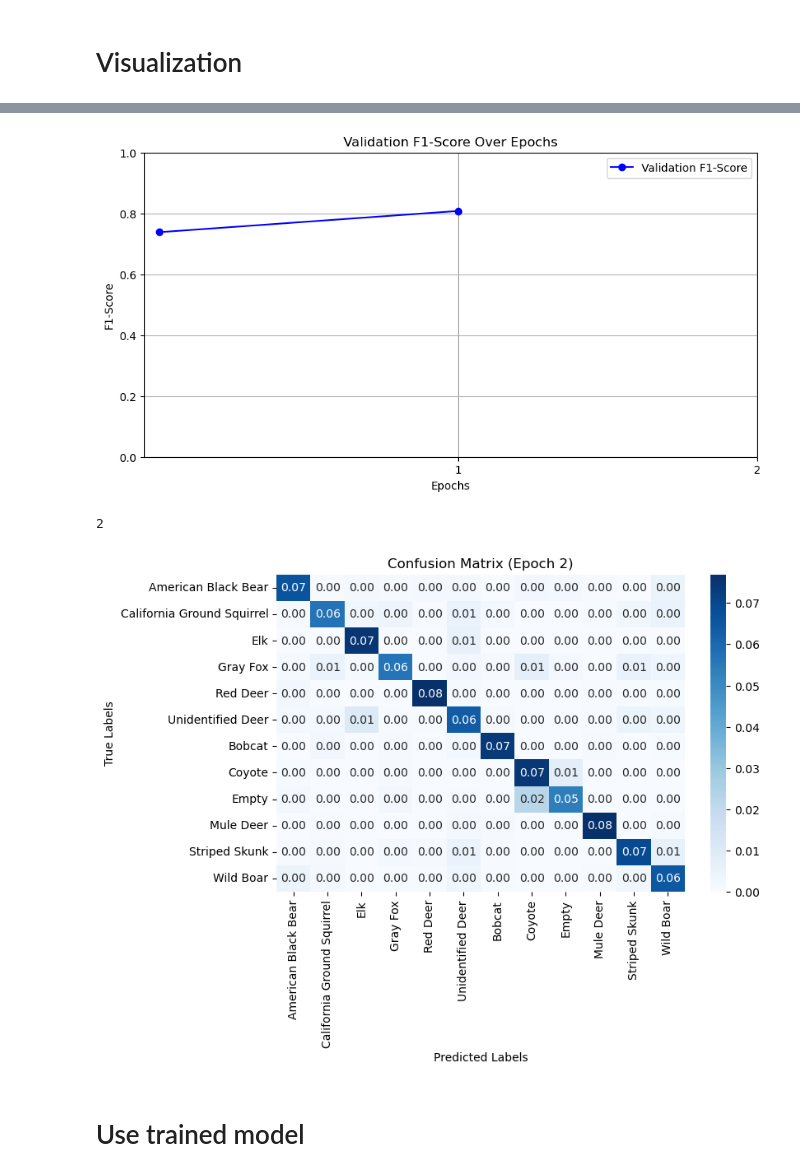
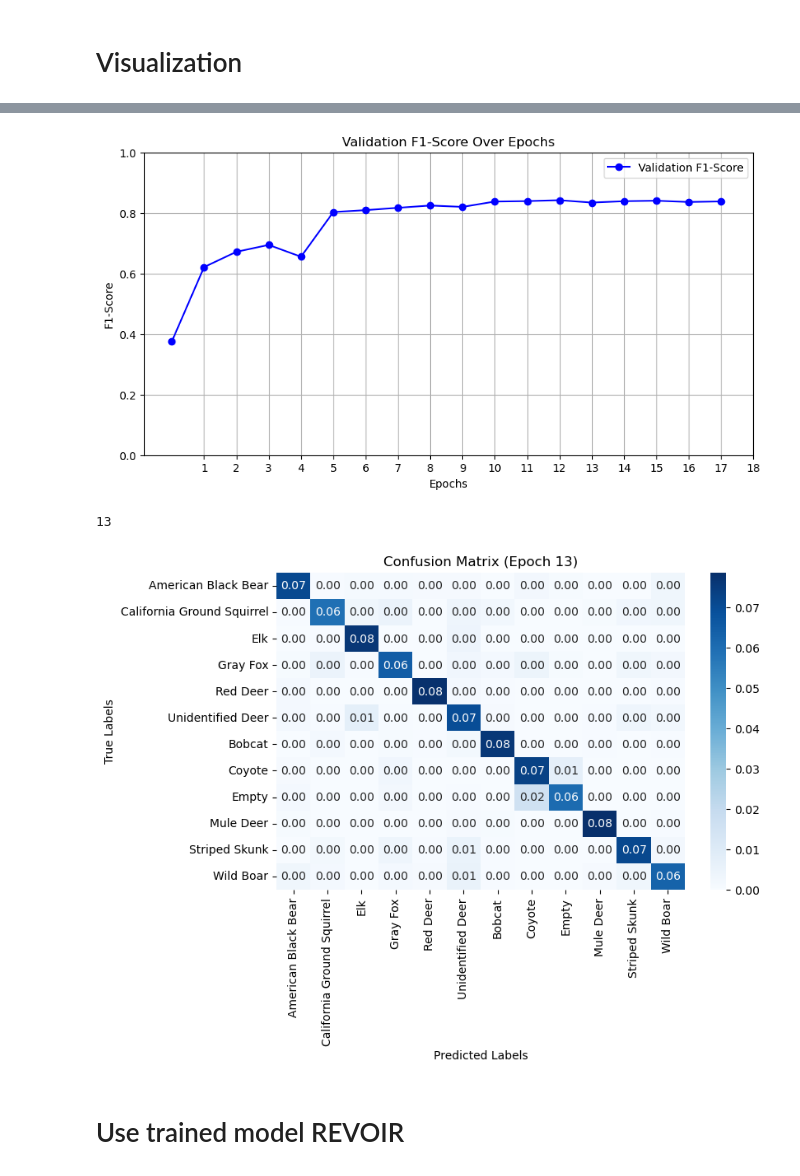
Before and after one commit to michsute/North-American-Animals-Classification, a Jupyter notebook: resnet_baseline.ipynb, the cells around one changed output, grey strips where cells are left out. Drawn from its saved outputs; the diff is of its cells as text; code cells hidden in the pictures.

```diff
--- a/resnet_baseline.ipynb
+++ b/resnet_baseline.ipynb
@@ -216,12 +202,14 @@ train_accuracies = []
 val_accuracies = []
 
 # Initialize variables to track the best model
+current_time = datetime.datetime.now().strftime("%Y-%m-%d_%H-%M-%S")
 best_val_accuracy = 0.0
-best_model_path = 'best_model3.pth'
+best_model_path = f'best_model_{current_time}.pth'
+
 
 # Track F1, ROC, and confusion matrix
 val_f1_scores = []
-val_roc_aucs = []
+#val_roc_aucs = []
 val_conf_matrices = []
 
 # Early Stopping Parameters
@@ -285,13 +273,12 @@ for epoch in range(num_epochs):
             # 'weighted' in case of inbalance dataset or multiclass. Safety here.
             val_f1_scores.append(f1)
 
-            if len(np.unique(all_labels)) == 2:  # Only for binary classification
-                roc_auc = roc_auc_score(all_labels, model.softmax(outputs).cpu().detach().numpy()[:, 1])
-                #sklearn
-                val_roc_aucs.append(roc_auc)
+            """if len(np.unique(all_labels)) == 2:  # DOES NOT WORK SINCE 12 LABELS, relevant?
+                roc_auc = roc_auc_score(all_labels, model.softmax(outputs).cpu().detach().numpy()[:, 1]) #sklearn
+                val_roc_aucs.append(roc_auc)"""
 
             # Confusion Matrix
-            conf_matrix = confusion_matrix(all_labels, all_preds, normalize = 'all')
+            conf_matrix = confusion_matrix(all_labels, all_preds)
             val_conf_matrices.append(conf_matrix)
 
             # Save the best model based on validation accuracy
@@ -397,33 +406,33 @@ Final accuracy gap (train - val): 0.0022
 # %%
 # Plot F1-Score
 f, ax = plt.subplots(figsize=(10, 5), sharex=True)
 ax.plot(val_f1_scores, label='Validation F1-Score', marker='o', color='blue')
 ax.set_xlabel('Epochs', loc='center')
 ax.set_ylabel('F1-Score')
 ax.set_title('Validation F1-Score Over Epochs')
 ax.set_ylim(0, 1)
-ax.set_xticks(ticks=np.arange(1, 3, 1)) # HARD CODED
+ax.set_xticks(ticks=np.arange(1, 19, 1)) # HARD CODED
 ax.legend()
 ax.grid()
 f.show()
 # %% [output]
-[figure, old version]
+[figure, new version]
 # %%
 import seaborn as sns
 print(best_epoch)
 # Confusion Matrix for the Best Epoch
-conf_matrix = val_conf_matrices[1]  # Index corresponds to the best epoch # TO CHEEEECCCKK
+conf_matrix = val_conf_matrices[best_epoch - 1]  # Index corresponds to the best epoch
 class_names = ['American Black Bear', 'California Ground Squirrel', 'Elk', 'Gray Fox', 'Red Deer', 'Unidentified Deer', 'Bobcat', 'Coyote', 'Empty', 'Mule Deer', 'Striped Skunk', 'Wild Boar']  # TODO CLASSES NAMES
 
 f, ax = plt.subplots(figsize=(8, 5), sharex=True)
-sns.heatmap(conf_matrix, annot=True, fmt='.2f', cmap='Blues', xticklabels=class_names, yticklabels=class_names)
+sns.heatmap(conf_matrix/ np.sum(conf_matrix), annot=True, fmt='.2f', cmap='Blues', xticklabels=class_names, yticklabels=class_names)
 ax.set_xlabel('Predicted Labels')
 ax.set_ylabel('True Labels')
 ax.set_title(f'Confusion Matrix (Epoch {best_epoch})')
 f.show()
 # %% [output]
-2
+13
-[figure, old version]
+[figure, new version]
 # %%
 # Plot ROC AUC (only if binary classification)
 if len(val_roc_aucs) > 0:
@@ -438,7 +447,7 @@ if len(val_roc_aucs) > 0:
     ax.grid()
     f.show()
 # %% [markdown]
-# Use trained model
+# Use trained model REVOIR
 # %%
 # Assuming you have a model class defined
 model_path = 'best_model.pth'
```
Also changed, not shown: parts of 13 cells of this notebook.
